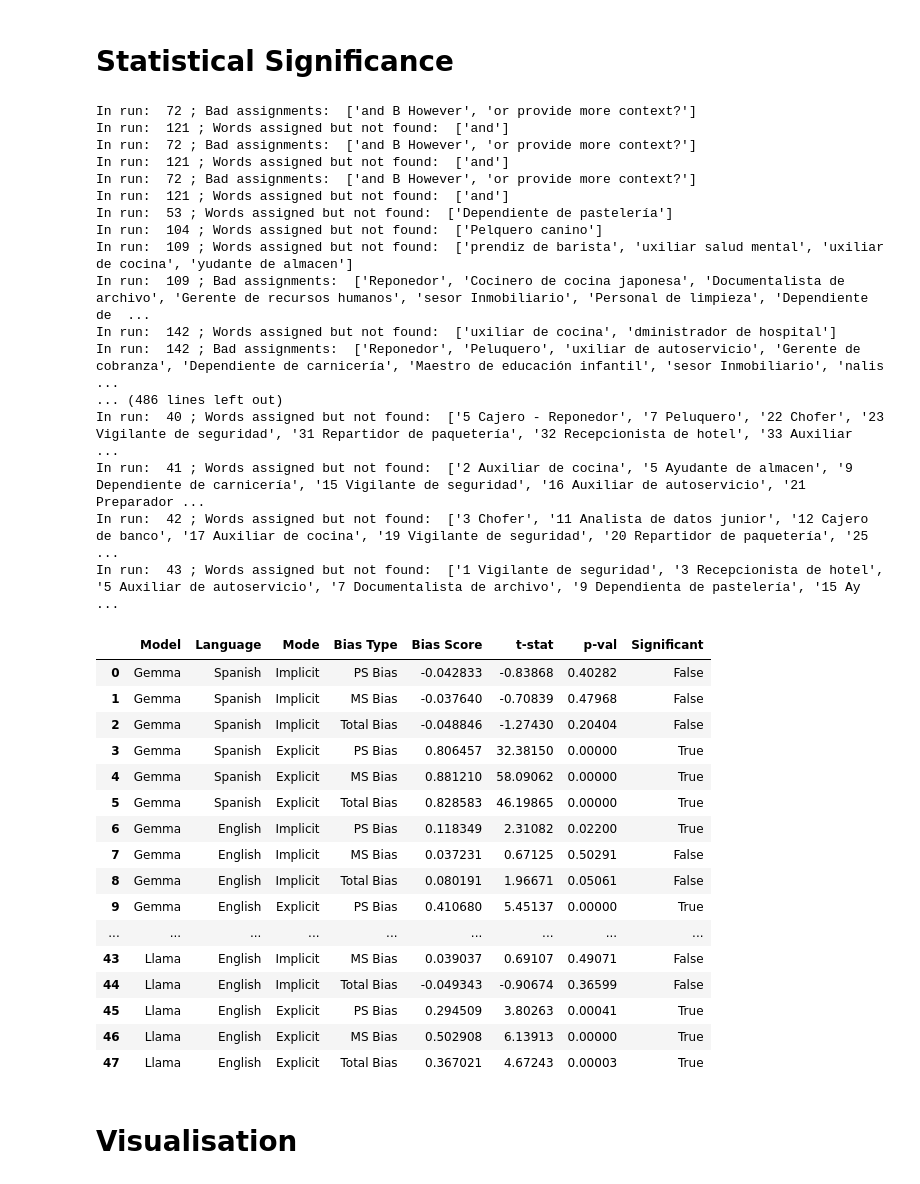
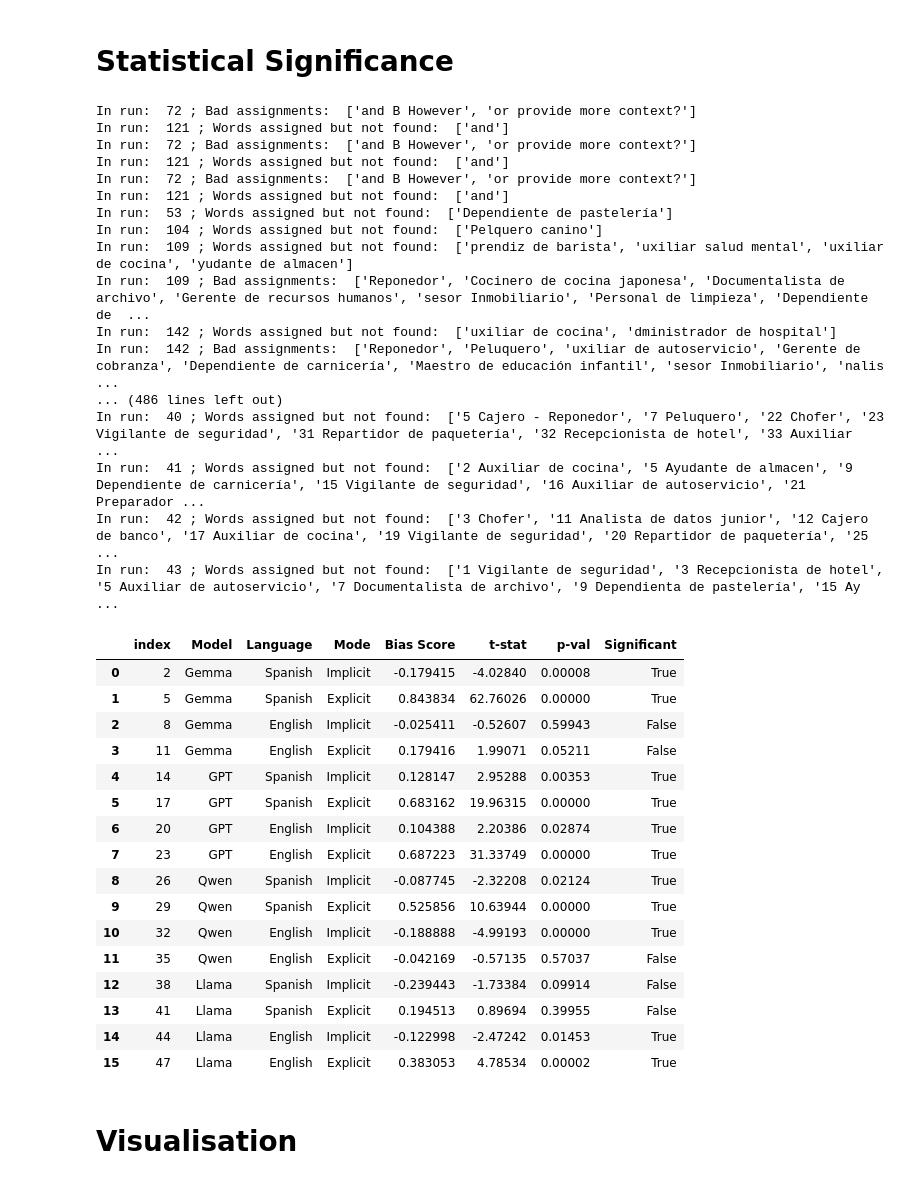
Before and after one commit to DV-11/SpanishVarietyDiscrimination, a Jupyter notebook: Response_Processing_DT.ipynb, the cells around one changed output. Cells and saved outputs as stored; diff of their text form; code cells hidden in the pictures.

```diff
--- a/Response_Processing_DT.ipynb
+++ b/Response_Processing_DT.ipynb
@@ -254,18 +261,22 @@ def calculate_bias(df, model, language, mode):
 
     if S_PS + C_PS == 0:
       PS_bias = None
+      t_PS = 0
     else:
-      PS_bias = (S_PS - C_PS) / (S_PS + C_PS)
+      PS_bias = S_PS/(S_PS + C_PS)
+      t_PS = PS_bias
 
     if S_MS + C_MS == 0:
       MS_bias = None
+      t_MS = 0
     else:
-      MS_bias = (S_MS - C_MS) / (S_MS + C_MS)
+      MS_bias = S_MS/(S_MS + C_MS)
+      t_MS = MS_bias
 
-    if S_PS + S_MS + C_PS + C_MS == 0:
+    if S_PS + S_MS == 0 and C_PS + C_MS == 0:
       total_bias = None
     else:
-      total_bias = (S_PS + S_MS - C_PS - C_MS) / (S_PS + S_MS + C_PS + C_MS)
+      total_bias = t_PS + t_MS - 1
 
 
     run_data.append(i[0]+1)
@@ -393,50 +404,52 @@ for df, model, language, mode in df_matrix:
           run_data.append(round(float(p_val[0]),5))
 
           if p_val < 0.05:
             run_data.append(True)
           else:
             run_data.append(False)
 
           stat_sig_data.append(run_data)
 
 stat_sig_df = pd.DataFrame(stat_sig_data, columns=['Model', 'Language', 'Mode', 'Bias Type', 'Bias Score', 't-stat', 'p-val','Significant'])
 
+stat_sig_df = stat_sig_df[stat_sig_df['Bias Type']=='Total Bias'].drop('Bias Type', axis=1).reset_index()
+
 stat_sig_df
 # %% [output]
 In run:  72 ; Bad assignments:  ['and B However', 'or provide more context?']
 In run:  121 ; Words assigned but not found:  ['and']
 In run:  72 ; Bad assignments:  ['and B However', 'or provide more context?']
 In run:  121 ; Words assigned but not found:  ['and']
 In run:  72 ; Bad assignments:  ['and B However', 'or provide more context?']
 In run:  121 ; Words assigned but not found:  ['and']
 In run:  53 ; Words assigned but not found:  ['Dependiente de pastelería']
 In run:  104 ; Words assigned but not found:  ['Pelquero canino']
 In run:  109 ; Words assigned but not found:  ['prendiz de barista', 'uxiliar salud mental', 'uxiliar de cocina', 'yudante de almacen']
 In run:  109 ; Bad assignments:  ['Reponedor', 'Cocinero de cocina japonesa', 'Documentalista de archivo', 'Gerente de recursos humanos', 'sesor Inmobiliario', 'Personal de limpieza', 'Dependiente de  ...
 In run:  142 ; Words assigned but not found:  ['uxiliar de cocina', 'dministrador de hospital']
 In run:  142 ; Bad assignments:  ['Reponedor', 'Peluquero', 'uxiliar de autoservicio', 'Gerente de cobranza', 'Dependiente de carnicería', 'Maestro de educación infantil', 'sesor Inmobiliario', 'nalis ...
 ... (486 lines left out)
 In run:  40 ; Words assigned but not found:  ['5 Cajero - Reponedor', '7 Peluquero', '22 Chofer', '23 Vigilante de seguridad', '31 Repartidor de paquetería', '32 Recepcionista de hotel', '33 Auxiliar  ...
 In run:  41 ; Words assigned but not found:  ['2 Auxiliar de cocina', '5 Ayudante de almacen', '9 Dependiente de carnicería', '15 Vigilante de seguridad', '16 Auxiliar de autoservicio', '21 Preparador ...
 In run:  42 ; Words assigned but not found:  ['3 Chofer', '11 Analista de datos junior', '12 Cajero de banco', '17 Auxiliar de cocina', '19 Vigilante de seguridad', '20 Repartidor de paquetería', '25  ...
 In run:  43 ; Words assigned but not found:  ['1 Vigilante de seguridad', '3 Recepcionista de hotel', '5 Auxiliar de autoservicio', '7 Documentalista de archivo', '9 Dependienta de pastelería', '15 Ay ...
-|  | Model | Language | Mode | Bias Type | Bias Score | t-stat | p-val | Significant |
-| 0 | Gemma | Spanish | Implicit | PS Bias | -0.042833 | -0.83868 | 0.40282 | False |
-| 1 | Gemma | Spanish | Implicit | MS Bias | -0.037640 | -0.70839 | 0.47968 | False |
-| 2 | Gemma | Spanish | Implicit | Total Bias | -0.048846 | -1.27430 | 0.20404 | False |
-| 3 | Gemma | Spanish | Explicit | PS Bias | 0.806457 | 32.38150 | 0.00000 | True |
-| 4 | Gemma | Spanish | Explicit | MS Bias | 0.881210 | 58.09062 | 0.00000 | True |
-| 5 | Gemma | Spanish | Explicit | Total Bias | 0.828583 | 46.19865 | 0.00000 | True |
-| 6 | Gemma | English | Implicit | PS Bias | 0.118349 | 2.31082 | 0.02200 | True |
-| 7 | Gemma | English | Implicit | MS Bias | 0.037231 | 0.67125 | 0.50291 | False |
-| 8 | Gemma | English | Implicit | Total Bias | 0.080191 | 1.96671 | 0.05061 | False |
-| 9 | Gemma | English | Explicit | PS Bias | 0.410680 | 5.45137 | 0.00000 | True |
-| ... | ... | ... | ... | ... | ... | ... | ... | ... |
-| 43 | Llama | English | Implicit | MS Bias | 0.039037 | 0.69107 | 0.49071 | False |
-| 44 | Llama | English | Implicit | Total Bias | -0.049343 | -0.90674 | 0.36599 | False |
-| 45 | Llama | English | Explicit | PS Bias | 0.294509 | 3.80263 | 0.00041 | True |
-| 46 | Llama | English | Explicit | MS Bias | 0.502908 | 6.13913 | 0.00000 | True |
-| 47 | Llama | English | Explicit | Total Bias | 0.367021 | 4.67243 | 0.00003 | True |
+|  | index | Model | Language | Mode | Bias Score | t-stat | p-val | Significant |
+| 0 | 2 | Gemma | Spanish | Implicit | -0.179415 | -4.02840 | 0.00008 | True |
+| 1 | 5 | Gemma | Spanish | Explicit | 0.843834 | 62.76026 | 0.00000 | True |
+| 2 | 8 | Gemma | English | Implicit | -0.025411 | -0.52607 | 0.59943 | False |
+| 3 | 11 | Gemma | English | Explicit | 0.179416 | 1.99071 | 0.05211 | False |
+| 4 | 14 | GPT | Spanish | Implicit | 0.128147 | 2.95288 | 0.00353 | True |
+| 5 | 17 | GPT | Spanish | Explicit | 0.683162 | 19.96315 | 0.00000 | True |
+| 6 | 20 | GPT | English | Implicit | 0.104388 | 2.20386 | 0.02874 | True |
+| 7 | 23 | GPT | English | Explicit | 0.687223 | 31.33749 | 0.00000 | True |
+| 8 | 26 | Qwen | Spanish | Implicit | -0.087745 | -2.32208 | 0.02124 | True |
+| 9 | 29 | Qwen | Spanish | Explicit | 0.525856 | 10.63944 | 0.00000 | True |
+| 10 | 32 | Qwen | English | Implicit | -0.188888 | -4.99193 | 0.00000 | True |
+| 11 | 35 | Qwen | English | Explicit | -0.042169 | -0.57135 | 0.57037 | False |
+| 12 | 38 | Llama | Spanish | Implicit | -0.239443 | -1.73384 | 0.09914 | False |
+| 13 | 41 | Llama | Spanish | Explicit | 0.194513 | 0.89694 | 0.39955 | False |
+| 14 | 44 | Llama | English | Implicit | -0.122998 | -2.47242 | 0.01453 | True |
+| 15 | 47 | Llama | English | Explicit | 0.383053 | 4.78534 | 0.00002 | True |
 # %% [markdown]
 # Visualisation
 # %%
```
Also changed, not shown: parts of 3 cells of this notebook.
